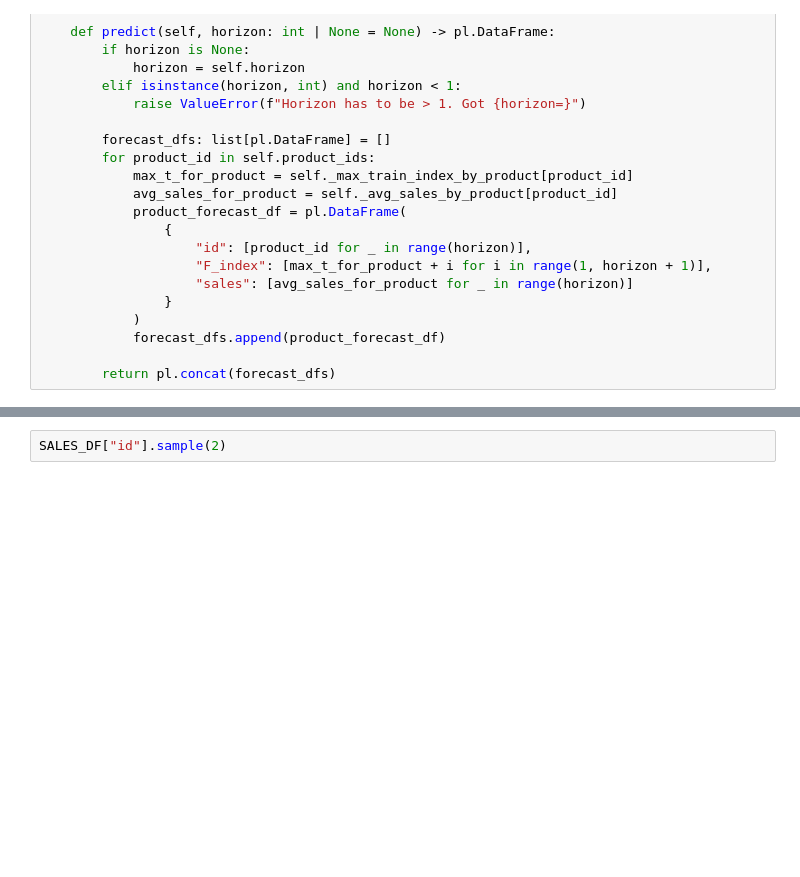
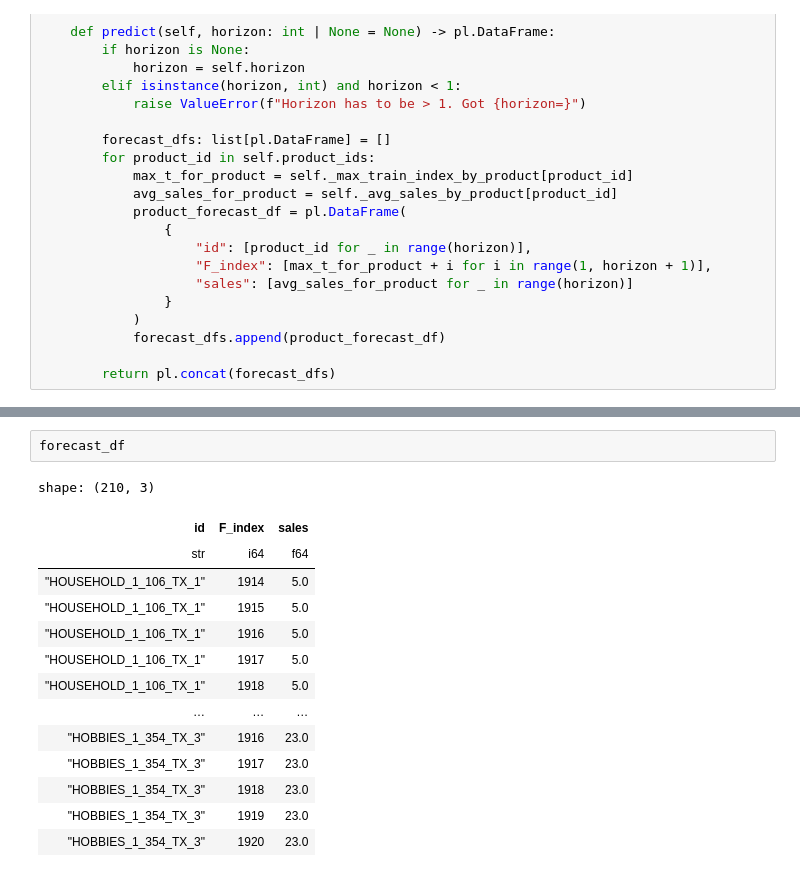
Before and after one commit to lmalms/sequence-learners, a Jupyter notebook: m5-acc/optimization/2.0_mpc.ipynb, the cells around one changed output, grey strips where cells are left out. Cells and saved outputs as stored; diff of their text form; blank space fills up the shorter version.

```diff
--- a/m5-acc/optimization/2.0_mpc.ipynb
+++ b/m5-acc/optimization/2.0_mpc.ipynb
@@ -206,5 +243,20 @@ ax.plot(
 # %%
-SALES_DF["id"].sample(2)
+forecast_df
+# %% [output]
+shape: (210, 3)
+| id | F_index | sales |
+| str | i64 | f64 |
+| "HOUSEHOLD_1_106_TX_1" | 1914 | 5.0 |
+| "HOUSEHOLD_1_106_TX_1" | 1915 | 5.0 |
+| "HOUSEHOLD_1_106_TX_1" | 1916 | 5.0 |
+| "HOUSEHOLD_1_106_TX_1" | 1917 | 5.0 |
+| "HOUSEHOLD_1_106_TX_1" | 1918 | 5.0 |
+| … | … | … |
+| "HOBBIES_1_354_TX_3" | 1916 | 23.0 |
+| "HOBBIES_1_354_TX_3" | 1917 | 23.0 |
+| "HOBBIES_1_354_TX_3" | 1918 | 23.0 |
+| "HOBBIES_1_354_TX_3" | 1919 | 23.0 |
+| "HOBBIES_1_354_TX_3" | 1920 | 23.0 |
 # %%
 timesteps = range(FORECAST_HORIZON)
 gamma = 0.95
```
Also changed, not shown: parts of 12 cells of this notebook.
